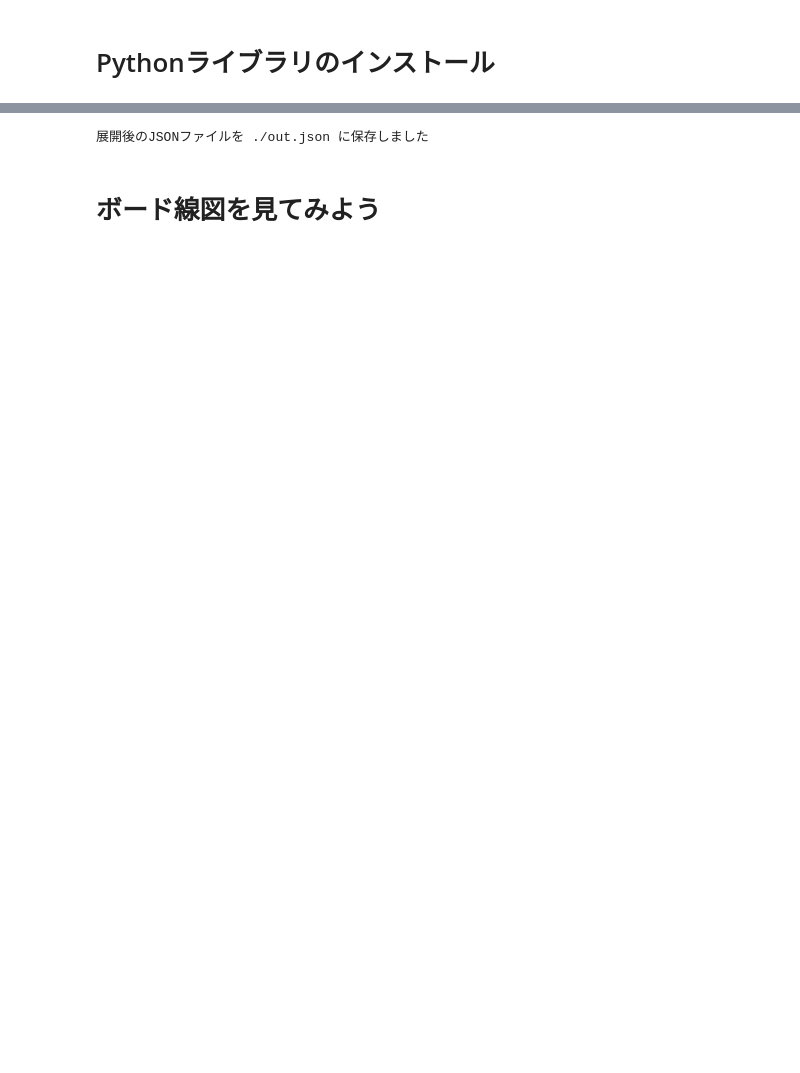
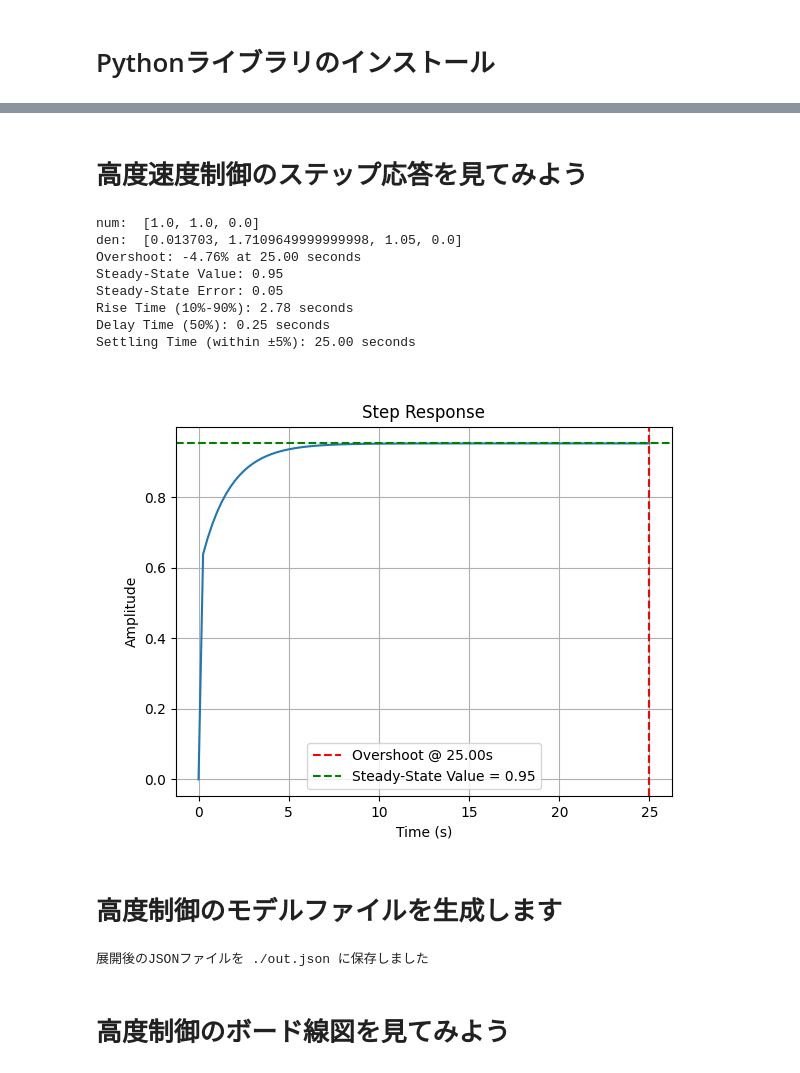
Before and after one commit to toppers/hakoniwa-drone-education, a Jupyter notebook: colab/alt_control.ipynb, the cells around one changed output, grey strips where cells are left out. Drawn from its saved outputs; the diff is of its cells as text; code cells hidden in the pictures; blank space fills up the shorter version.

```diff
--- a/colab/alt_control.ipynb
+++ b/colab/alt_control.ipynb
@@ -54,9 +81,28 @@ Requirement already satisfied: six>=1.5 in /usr/local/lib/python3.10/dist-packag
+# %% [markdown]
+# 高度速度制御のステップ応答を見てみよう
+# %%
+!python src/libs/analyze_model.py spd_out.json --mode step ws
+# 画像の表示
+from IPython.display import Image
+Image('step_plot.png')
+# %% [output]
+num:  [1.0, 1.0, 0.0]
+den:  [0.013703, 1.7109649999999998, 1.05, 0.0]
+Overshoot: -4.76% at 25.00 seconds
+Steady-State Value: 0.95
+Steady-State Error: 0.05
+Rise Time (10%-90%): 2.78 seconds
+Delay Time (50%): 0.25 seconds
+Settling Time (within ±5%): 25.00 seconds
+[figure, added]
+# %% [markdown]
+# 高度制御のモデルファイルを生成します
 # %%
 !python src/libs/exmapnd_json.py models/alt_control.json ./out.json
 # %% [output]
 展開後のJSONファイルを ./out.json に保存しました
 # %% [markdown]
-# ボード線図を見てみよう
+# 高度制御のボード線図を見てみよう
 # %%
 !python src/libs/analyze_model.py out.json --mode bode ls
 # 画像の表示
```
Also changed, not shown: parts of 10 cells of this notebook.
